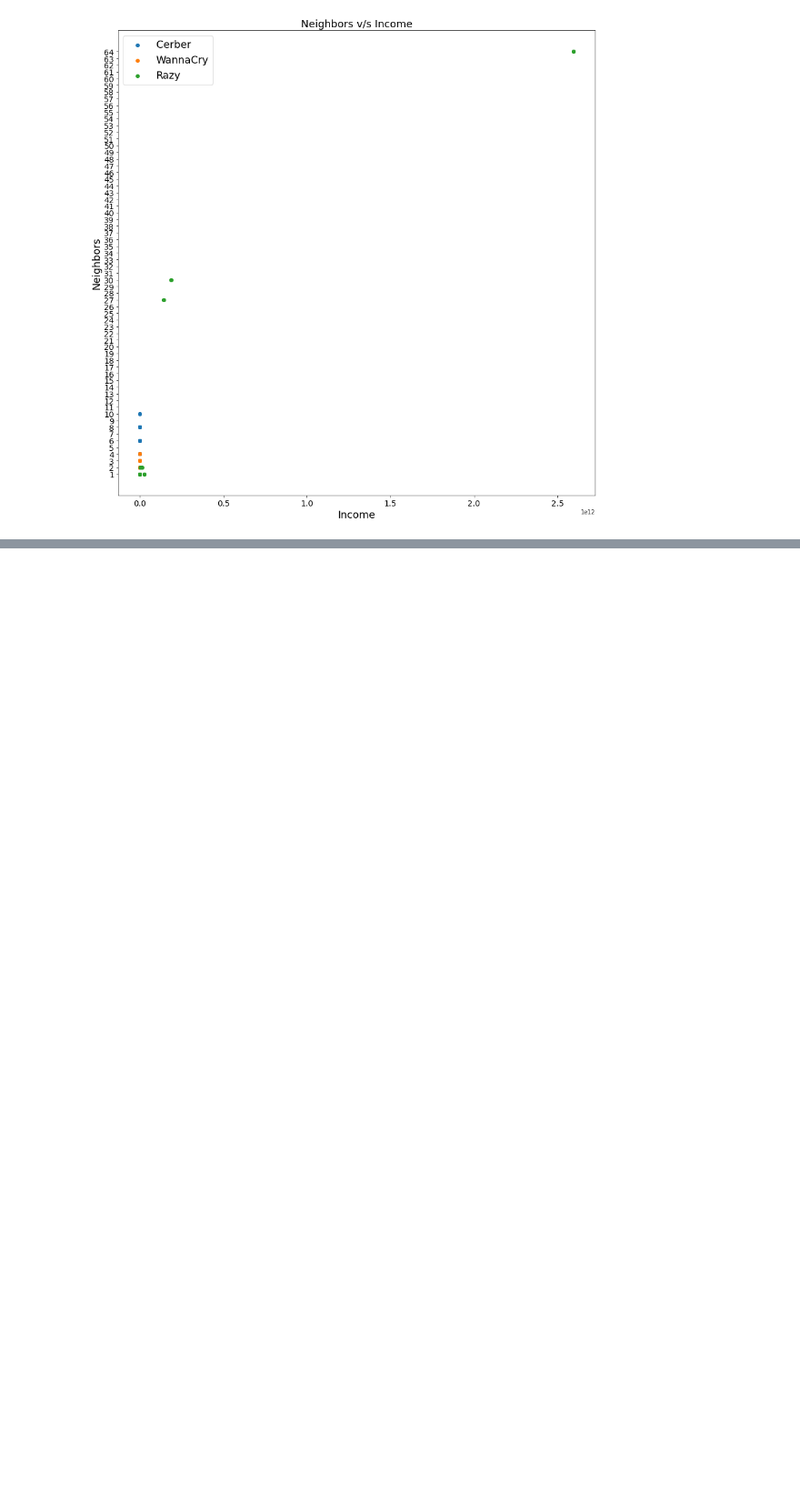
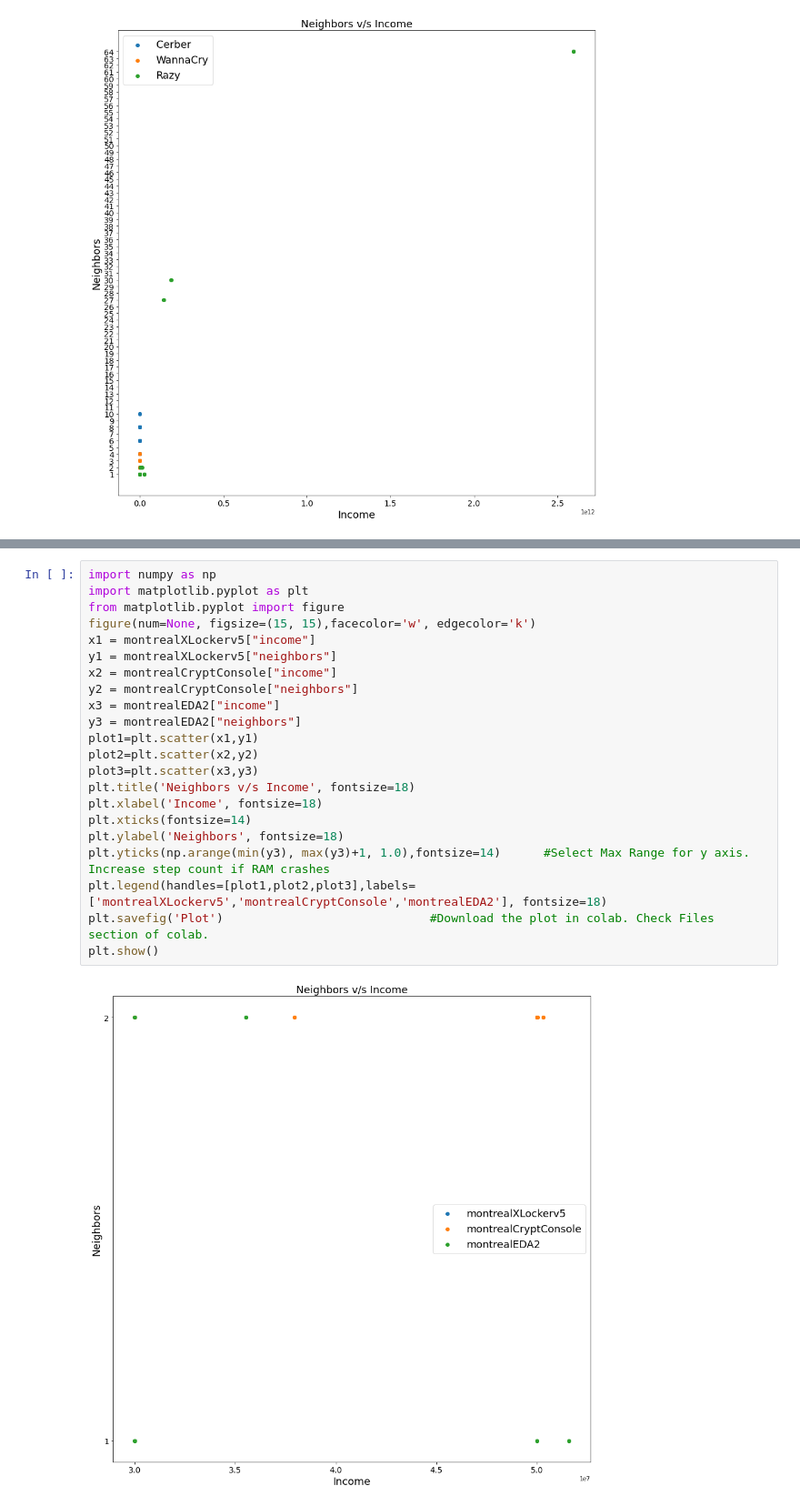
Before and after one commit to iambankaratharva/BitcoinHeist, a Jupyter notebook: Exploratory_Data_Analysis_Bitcoin_Heist.ipynb, the cells around one changed output, grey strips where cells are left out. Shown: that part at 91% size. Drawn from its saved outputs; the diff is of its cells as text; blank space fills up the shorter version.

```diff
--- a/Exploratory_Data_Analysis_Bitcoin_Heist.ipynb
+++ b/Exploratory_Data_Analysis_Bitcoin_Heist.ipynb
@@ -555,0 +589,24 @@ plt.show()
+# %%
+import numpy as np
+import matplotlib.pyplot as plt
+from matplotlib.pyplot import figure
+figure(num=None, figsize=(15, 15),facecolor='w', edgecolor='k')
+x1 = montrealXLockerv5["income"]
+y1 = montrealXLockerv5["neighbors"]
+x2 = montrealCryptConsole["income"]
+y2 = montrealCryptConsole["neighbors"]
+x3 = montrealEDA2["income"]
+y3 = montrealEDA2["neighbors"]
+plot1=plt.scatter(x1,y1)
+plot2=plt.scatter(x2,y2)
+plot3=plt.scatter(x3,y3)
+plt.title('Neighbors v/s Income', fontsize=18)
+plt.xlabel('Income', fontsize=18)
+plt.xticks(fontsize=14)
+plt.ylabel('Neighbors', fontsize=18)
+plt.yticks(np.arange(min(y3), max(y3)+1, 1.0),fontsize=14)      #Select Max Range for y axis.       Increase step count if RAM crashes
+plt.legend(handles=[plot1,plot2,plot3],labels=['montrealXLockerv5','montrealCryptConsole','montrealEDA2'], fontsize=18)
+plt.savefig('Plot')                             #Download the plot in colab. Check Files section of colab.
+plt.show()
+# %% [output]
+[figure, added]
```
Also changed, not shown: parts of 24 cells of this notebook.
